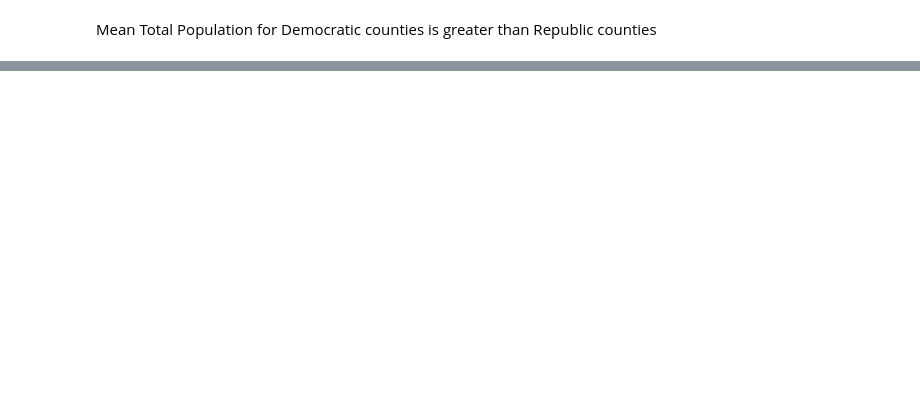
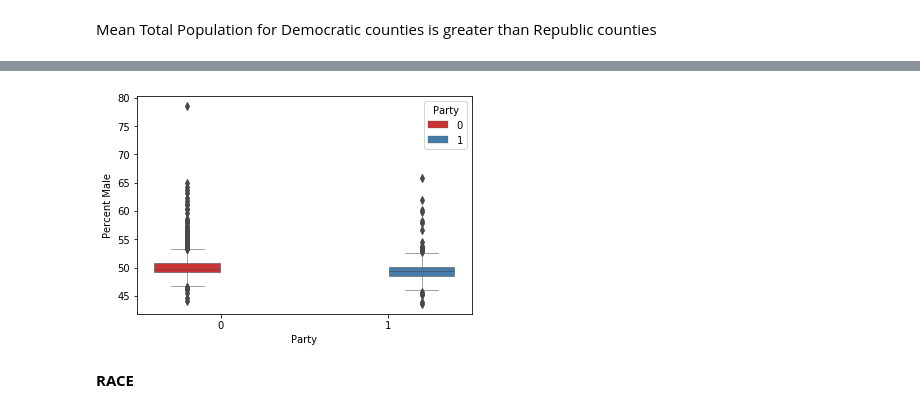
Before and after one commit to keshvi-srivastava/US-Election-Data-Exploration, a Jupyter notebook: Project 1 - US Election Data Exploration.ipynb, the cells around one changed output, grey strips where cells are left out. Saved outputs shown, nothing was run; the diff lists cells and outputs as text; code cells hidden in the pictures; blank space fills up the shorter version.

```diff
--- a/Project 1 - US Election Data Exploration.ipynb
+++ b/Project 1 - US Election Data Exploration.ipynb
@@ -339,0 +376,6 @@ Statistically significant
+# %%
+ay = sns.boxplot(x="Party", y="Percent Male",data=gender,hue="Party",palette="Set1",linewidth=0.5)
+# %% [output]
+[figure, added]
+# %% [markdown]
+<b>RACE</b>
```
Also changed, not shown: parts of 28 cells of this notebook.
